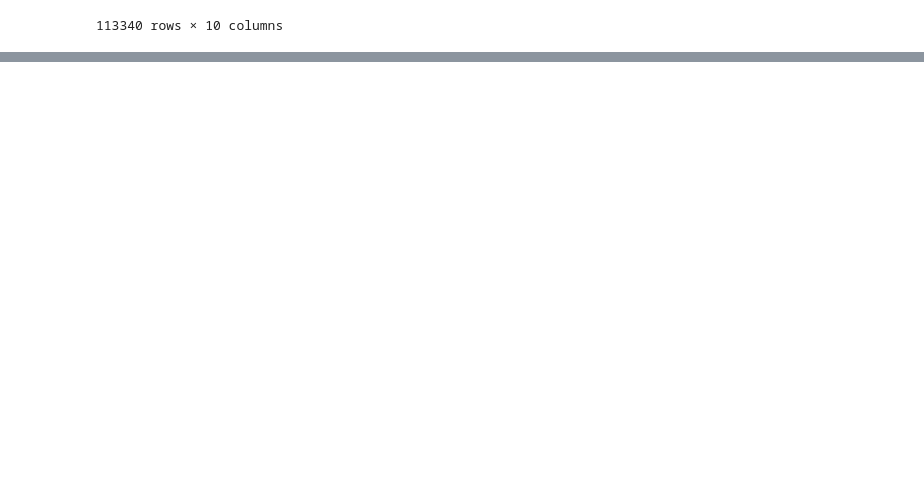
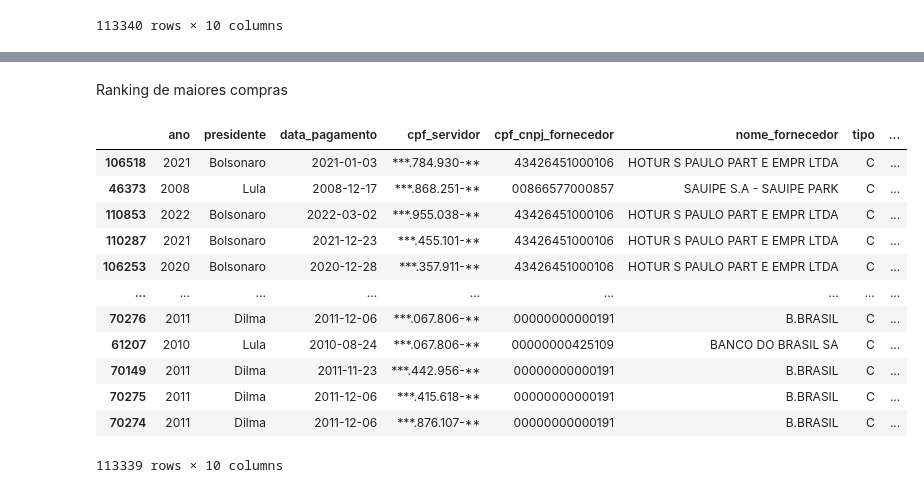
Before and after one commit to almemanuel/BR-presidential-card, a Jupyter notebook: prot.ipynb, the cells around one changed output, grey strips where cells are left out. Saved outputs shown, nothing was run; the diff lists cells and outputs as text; code cells hidden in the pictures; blank space fills up the shorter version.

```diff
--- a/prot.ipynb
+++ b/prot.ipynb
@@ -45,0 +50,2 @@ df
+# %%
+df.dropna(subset=['valor'], inplace=True)
@@ -45,0 +116,18 @@ df
+# %% [markdown]
+Ranking de maiores compras
+# %%
+df.sort_values(by='valor', ascending=False)
+# %% [output]
+|  | ano | presidente | data_pagamento | cpf_servidor | cpf_cnpj_fornecedor | nome_fornecedor | tipo | ... |
+| 106518 | 2021 | Bolsonaro | 2021-01-03 | ***.784.930-** | 43426451000106 | HOTUR S PAULO PART E EMPR LTDA | C | ... |
+| 46373 | 2008 | Lula | 2008-12-17 | ***.868.251-** | 00866577000857 | SAUIPE S.A - SAUIPE PARK | C | ... |
+| 110853 | 2022 | Bolsonaro | 2022-03-02 | ***.955.038-** | 43426451000106 | HOTUR S PAULO PART E EMPR LTDA | C | ... |
+| 110287 | 2021 | Bolsonaro | 2021-12-23 | ***.455.101-** | 43426451000106 | HOTUR S PAULO PART E EMPR LTDA | C | ... |
+| 106253 | 2020 | Bolsonaro | 2020-12-28 | ***.357.911-** | 43426451000106 | HOTUR S PAULO PART E EMPR LTDA | C | ... |
+| ... | ... | ... | ... | ... | ... | ... | ... | ... |
+| 70276 | 2011 | Dilma | 2011-12-06 | ***.067.806-** | 00000000000191 | B.BRASIL | C | ... |
+| 61207 | 2010 | Lula | 2010-08-24 | ***.067.806-** | 00000000425109 | BANCO DO BRASIL SA | C | ... |
+| 70149 | 2011 | Dilma | 2011-11-23 | ***.442.956-** | 00000000000191 | B.BRASIL | C | ... |
+| 70275 | 2011 | Dilma | 2011-12-06 | ***.415.618-** | 00000000000191 | B.BRASIL | C | ... |
+| 70274 | 2011 | Dilma | 2011-12-06 | ***.876.107-** | 00000000000191 | B.BRASIL | C | ... |
+113339 rows × 10 columns
```
Also changed, not shown: parts of 25 cells of this notebook.
